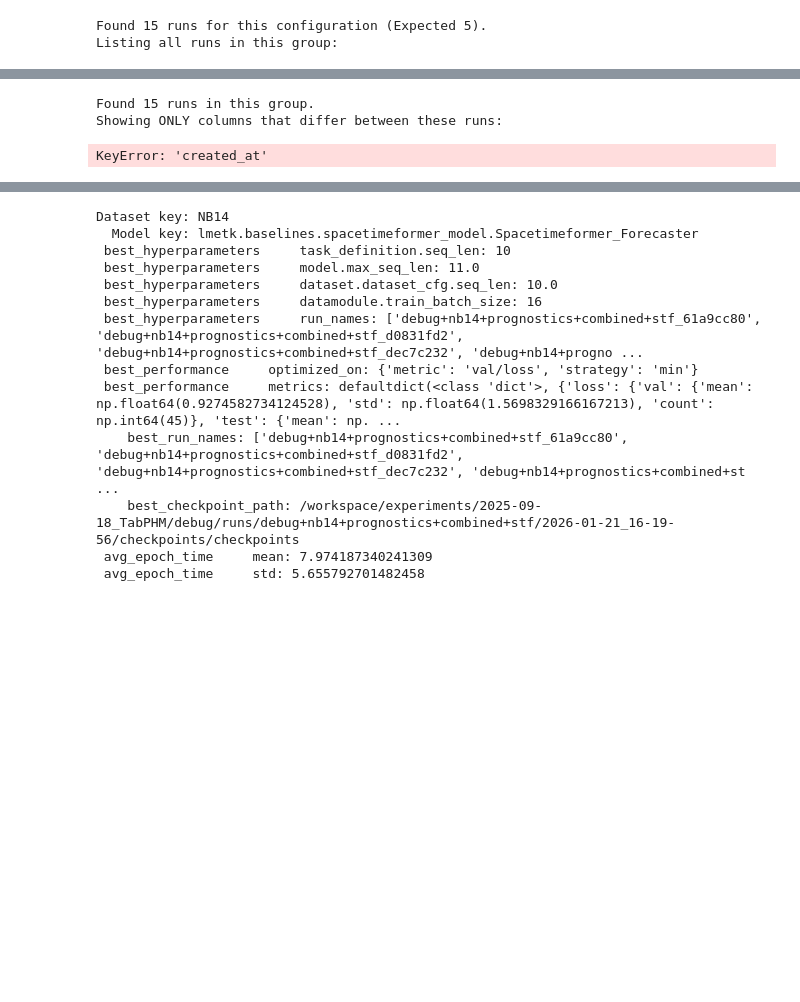
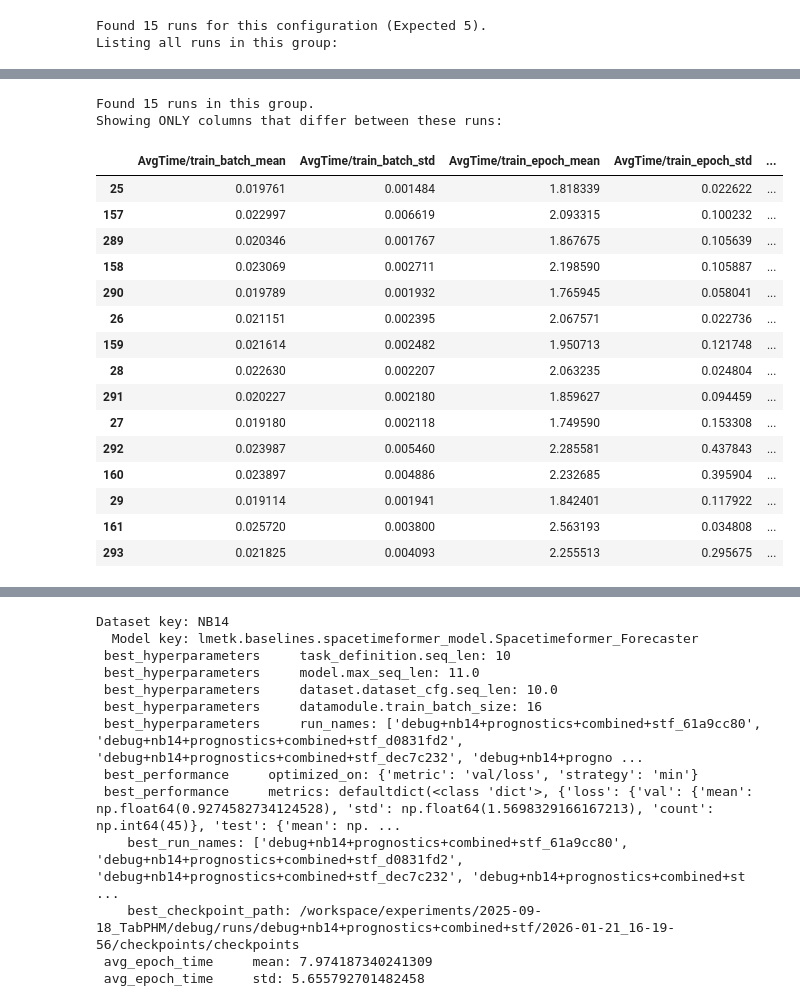
Before and after one commit to EPFL-IMOS/picid, a Jupyter notebook: lmetk_report/table.ipynb, the cells around one changed output, grey strips where cells are left out. Saved outputs shown, nothing was run; the diff lists cells and outputs as text; code cells hidden in the pictures; blank space fills up the shorter version.

```diff
--- a/lmetk_report/table.ipynb
+++ b/lmetk_report/table.ipynb
@@ -223,46 +204,67 @@ group_runs[valid_cols]
 # %%
-# 1. Isolate the specific group of 15 runs (from your screenshot)
-# Adjust these values if you want to look at a different group
+import pandas as pd
+
+# 1. Isolate the specific group
 target_model = 'lmetk.baselines.spacetimeformer_model.Spacetimeformer_Forecaster'
+
+# Update this mask to match the specific "duplicate" group you saw in your table
 mask = (
     (df['model._target_'] == target_model) &
     (df['optimization.lr'] == 0.0001) &
     (df['task_definition.seq_len'] == 10) &
     (df['datamodule.train_batch_size'] == 16)
 )
 group_runs = df[mask].copy()
 
-# 2. Find "Hidden Variables"
-# We calculate the number of unique values for EVERY column in this small group.
-# If a column has > 1 unique value, it means it varies between these "duplicate" runs.
-drop_cols = [] #"hydra_cfg", "_wandb", "metadata", "transforms", "evaluator.val.metric_names"
-# find all dict or list columns:
-for col in group_runs:
-    if group_runs[col].apply(lambda x: isinstance(x, (dict, list))).any():
-        drop_cols.append(col)
+# 2. Find "Hidden Variables" (Robust to lists/dicts)
+varying_cols = []
 
-group_runs.drop(columns=drop_cols, errors='ignore', inplace=True)
+for col in group_runs.columns:
+    try:
+        # Standard check for hashable types (int, float, str)
+        if group_runs[col].nunique() > 1:
+            varying_cols.append(col)
+    except TypeError:
+        # Fallback for unhashable types (lists, dicts): Convert to string first
+        if group_runs[col].astype(str).nunique() > 1:
+            varying_cols.append(col)
 
-nunique = group_runs.nunique()
-varying_cols = nunique[nunique > 1].index.tolist()
+# 3. Add identifiers for context
+# 'created_at' or '_timestamp' is CRITICAL to see if these are old vs new runs
+context_cols = ['run_name', 'seed', 'created_at', '_timestamp']
 
-# 3. Add identifiers for context (if they aren't already varying)
-context_cols = ['run_name', 'seed']
 for c in context_cols:
-    if c not in varying_cols and c in group_runs.columns:
+    if c in group_runs.columns and c not in varying_cols:
         varying_cols.insert(0, c)
 
-# 4. Display sorted by Seed
+# 4. Display sorted by Seed to compare side-by-side
 print(f"Found {len(group_runs)} runs in this group.")
 print("Showing ONLY columns that differ between these runs:")
 
-# Sort by seed to put duplicates next to each other
-display(
-    group_runs[varying_cols]
-    .sort_values(by=['seed',])
-    .style.set_properties(**{'text-align': 'left'})
-)
+if not varying_cols:
+    print("No varying columns found! These rows are EXACT duplicates.")
+else:
+    display(
+        group_runs[varying_cols]
+        .sort_values(by=['seed', 'created_at'] if 'created_at' in group_runs else ['seed'])
+        .style.set_properties(**{'text-align': 'left'})
+    )
 # %% [output]
 Found 15 runs in this group.
 Showing ONLY columns that differ between these runs:
-KeyError: 'created_at'
+|  | AvgTime/train_batch_mean | AvgTime/train_batch_std | AvgTime/train_epoch_mean | AvgTime/train_epoch_std | ... |
+| 25 | 0.019761 | 0.001484 | 1.818339 | 0.022622 | ... |
+| 157 | 0.022997 | 0.006619 | 2.093315 | 0.100232 | ... |
+| 289 | 0.020346 | 0.001767 | 1.867675 | 0.105639 | ... |
+| 158 | 0.023069 | 0.002711 | 2.198590 | 0.105887 | ... |
+| 290 | 0.019789 | 0.001932 | 1.765945 | 0.058041 | ... |
+| 26 | 0.021151 | 0.002395 | 2.067571 | 0.022736 | ... |
+| 159 | 0.021614 | 0.002482 | 1.950713 | 0.121748 | ... |
+| 28 | 0.022630 | 0.002207 | 2.063235 | 0.024804 | ... |
+| 291 | 0.020227 | 0.002180 | 1.859627 | 0.094459 | ... |
+| 27 | 0.019180 | 0.002118 | 1.749590 | 0.153308 | ... |
+| 292 | 0.023987 | 0.005460 | 2.285581 | 0.437843 | ... |
+| 160 | 0.023897 | 0.004886 | 2.232685 | 0.395904 | ... |
+| 29 | 0.019114 | 0.001941 | 1.842401 | 0.117922 | ... |
+| 161 | 0.025720 | 0.003800 | 2.563193 | 0.034808 | ... |
+| 293 | 0.021825 | 0.004093 | 2.255513 | 0.295675 | ... |
```
Also changed, not shown: parts of 4 cells of this notebook, 1 other file.
